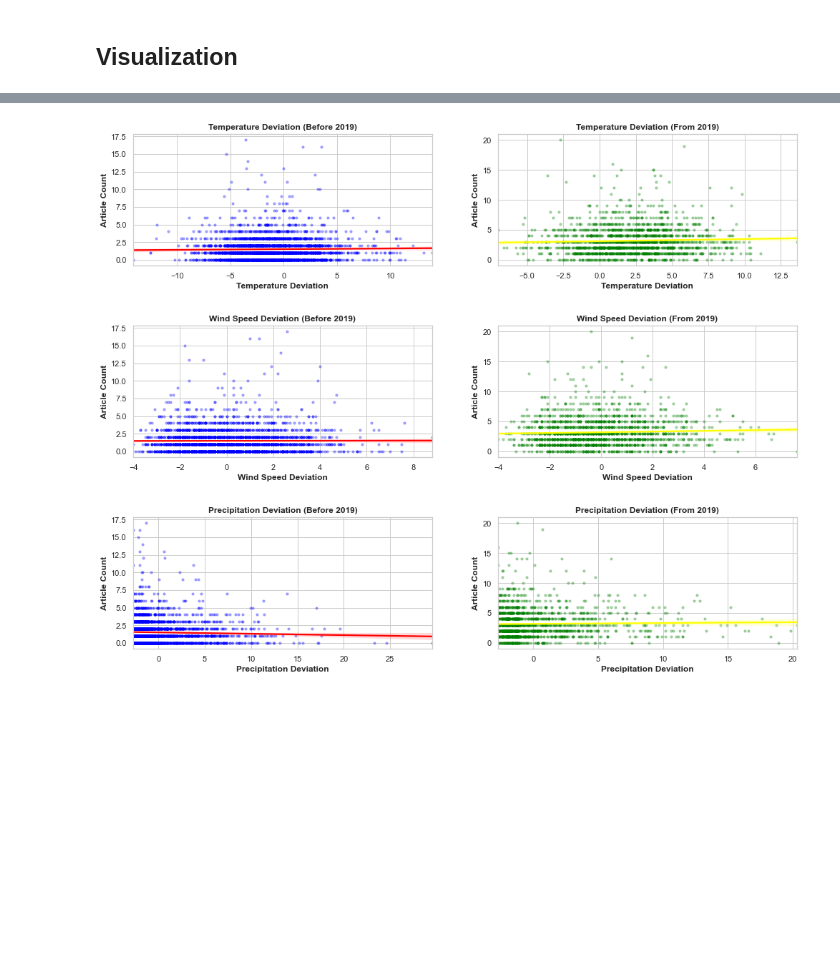
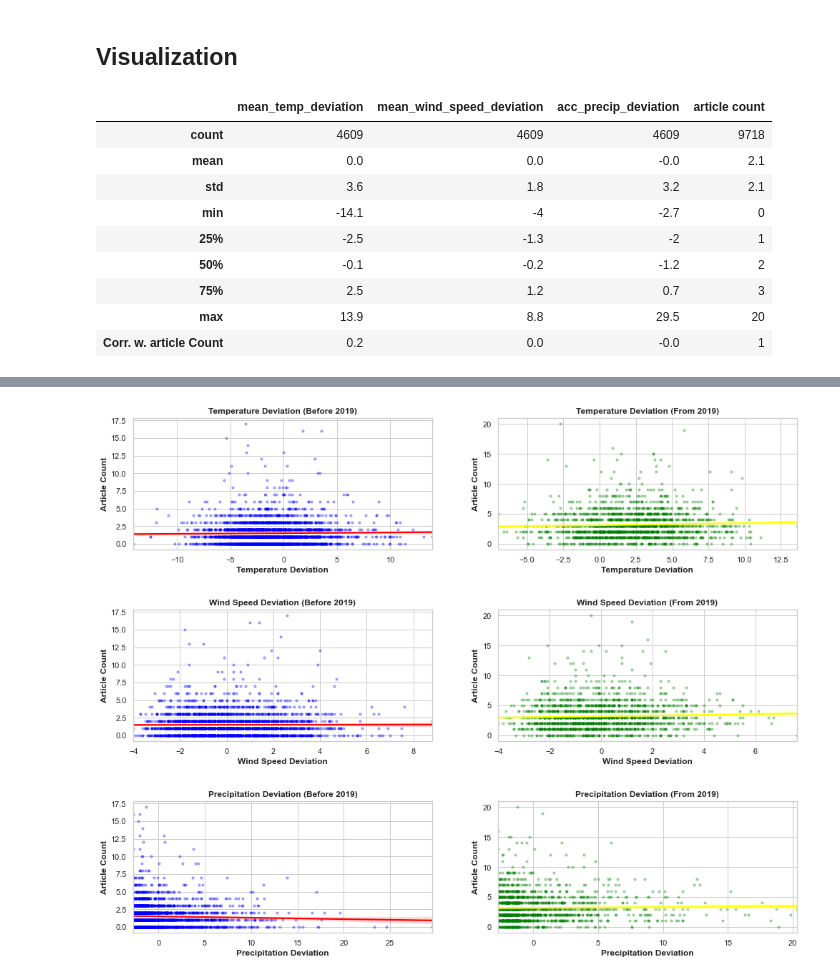
Before and after one commit to LyngeKjems/Climate-News-Project, a Jupyter notebook: Climate News Project/Merged_daily_data.ipynb, the cells around one changed output, grey strips where cells are left out. Cells and saved outputs as stored; diff of their text form; code cells hidden in the pictures; blank space fills up the shorter version.

```diff
--- a/Climate News Project/Merged_daily_data.ipynb
+++ b/Climate News Project/Merged_daily_data.ipynb
@@ -95,3 +106,44 @@ merged_daily_df
 # Importing required visualization libraries:
 import matplotlib.pyplot as plt  # Plotting library
 import seaborn as sns            # Advanced statistical plotting library
+# %%
+# Extract relevant columns
+columns_of_interest = ['mean_temp_deviation', 'mean_wind_speed_deviation', 'acc_precip_deviation', 'article count']
+
+# Compute descriptive statistics for the entire dataset
+desc_stats = merged_daily_df[columns_of_interest].describe()
+
+# Update the 'count' for 'article count' to represent the total number of articles
+desc_stats.loc['count', 'article count'] = merged_daily_df['article count'].sum()
+
+# Compute correlation with 'article count' for each variable including itself
+correlations = merged_daily_df[columns_of_interest].corr()['article count']
+
+# Append correlations to desc_stats
+desc_stats.loc['Corr. w. article Count'] = correlations
+
+# Format the DataFrame
+def format_value(x):
+    if pd.isna(x):
+        return x
+    elif x == int(x):
+        return '{:.0f}'.format(x)
+    else:
+        return '{:.1f}'.format(x)
+
+desc_stats = desc_stats.applymap(format_value)
+desc_stats.loc['count'] = desc_stats.loc['count'].apply(lambda x: '{:.0f}'.format(float(x)))
+
+# Display the modified descriptive statistics table
+desc_stats
+# %% [output]
+|  | mean_temp_deviation | mean_wind_speed_deviation | acc_precip_deviation | article count |
+| count | 4609 | 4609 | 4609 | 9718 |
+| mean | 0.0 | 0.0 | -0.0 | 2.1 |
+| std | 3.6 | 1.8 | 3.2 | 2.1 |
+| min | -14.1 | -4 | -2.7 | 0 |
+| 25% | -2.5 | -1.3 | -2 | 1 |
+| 50% | -0.1 | -0.2 | -1.2 | 2 |
+| 75% | 2.5 | 1.2 | 0.7 | 3 |
+| max | 13.9 | 8.8 | 29.5 | 20 |
+| Corr. w. article Count | 0.2 | 0.0 | -0.0 | 1 |
```
Also changed, not shown: parts of 8 cells of this notebook, 10 other files.
